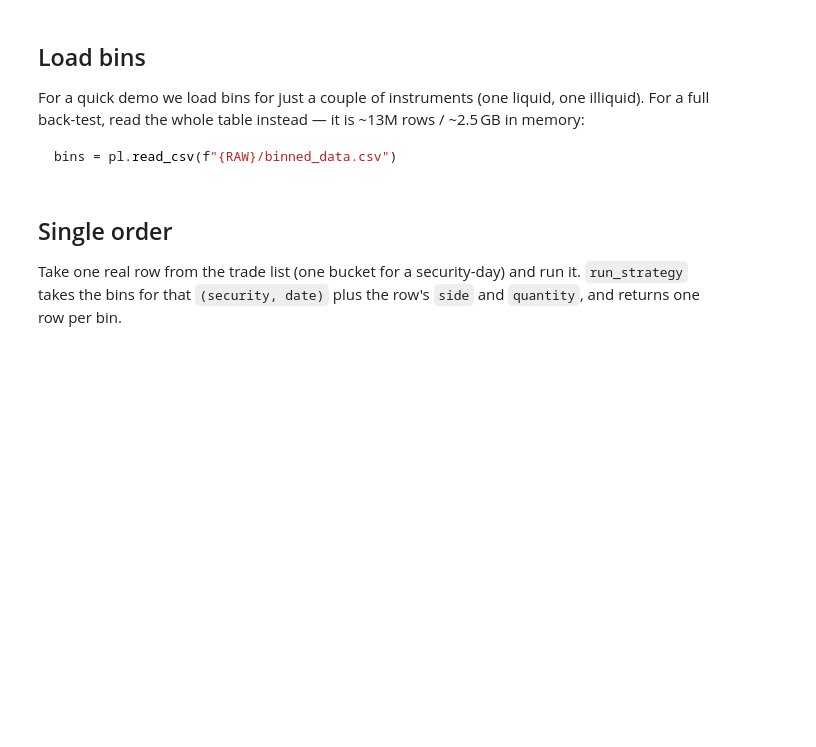
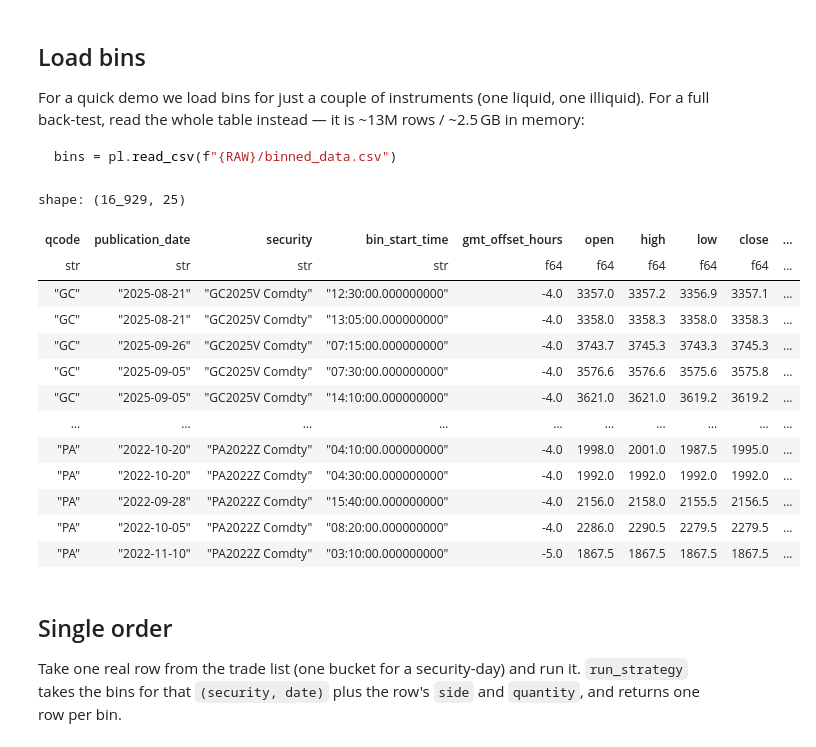
Before and after one commit to qe-internship-lwe/Individual-Project-2, a Jupyter notebook: trade_execution.ipynb, the cells around one changed output. Saved outputs shown, nothing was run; the diff lists cells and outputs as text; code cells hidden in the pictures; blank space fills up the shorter version.

```diff
--- a/trade_execution.ipynb
+++ b/trade_execution.ipynb
@@ -39,12 +41,27 @@ bins = pl.read_csv(f"{RAW}/binned_data.csv")
 # %%
 demo_secs = ["GC2025V Comdty", "PA2022Z Comdty"]  # liquid gold, illiquid palladium
 
 bins = (
     pl.scan_csv(f"{RAW}/binned_data.csv")
     .filter(pl.col("security").is_in(demo_secs))
     .collect()
 )
-bins.shape
+bins
+# %% [output]
+shape: (16_929, 25)
+| qcode | publication_date | security | bin_start_time | gmt_offset_hours | open | high | low | close | ... |
+| str | str | str | str | f64 | f64 | f64 | f64 | f64 | ... |
+| "GC" | "2025-08-21" | "GC2025V Comdty" | "12:30:00.000000000" | -4.0 | 3357.0 | 3357.2 | 3356.9 | 3357.1 | ... |
+| "GC" | "2025-08-21" | "GC2025V Comdty" | "13:05:00.000000000" | -4.0 | 3358.0 | 3358.3 | 3358.0 | 3358.3 | ... |
+| "GC" | "2025-09-26" | "GC2025V Comdty" | "07:15:00.000000000" | -4.0 | 3743.7 | 3745.3 | 3743.3 | 3745.3 | ... |
+| "GC" | "2025-09-05" | "GC2025V Comdty" | "07:30:00.000000000" | -4.0 | 3576.6 | 3576.6 | 3575.6 | 3575.8 | ... |
+| "GC" | "2025-09-05" | "GC2025V Comdty" | "14:10:00.000000000" | -4.0 | 3621.0 | 3621.0 | 3619.2 | 3619.2 | ... |
+| … | … | … | … | … | … | … | … | … | ... |
+| "PA" | "2022-10-20" | "PA2022Z Comdty" | "04:10:00.000000000" | -4.0 | 1998.0 | 2001.0 | 1987.5 | 1995.0 | ... |
+| "PA" | "2022-10-20" | "PA2022Z Comdty" | "04:30:00.000000000" | -4.0 | 1992.0 | 1992.0 | 1992.0 | 1992.0 | ... |
+| "PA" | "2022-09-28" | "PA2022Z Comdty" | "15:40:00.000000000" | -4.0 | 2156.0 | 2158.0 | 2155.5 | 2156.5 | ... |
+| "PA" | "2022-10-05" | "PA2022Z Comdty" | "08:20:00.000000000" | -4.0 | 2286.0 | 2290.5 | 2279.5 | 2279.5 | ... |
+| "PA" | "2022-11-10" | "PA2022Z Comdty" | "03:10:00.000000000" | -5.0 | 1867.5 | 1867.5 | 1867.5 | 1867.5 | ... |
 # %% [markdown]
 ## Single order
 
```
Also changed, not shown: parts of 9 cells of this notebook, 3 other files.
